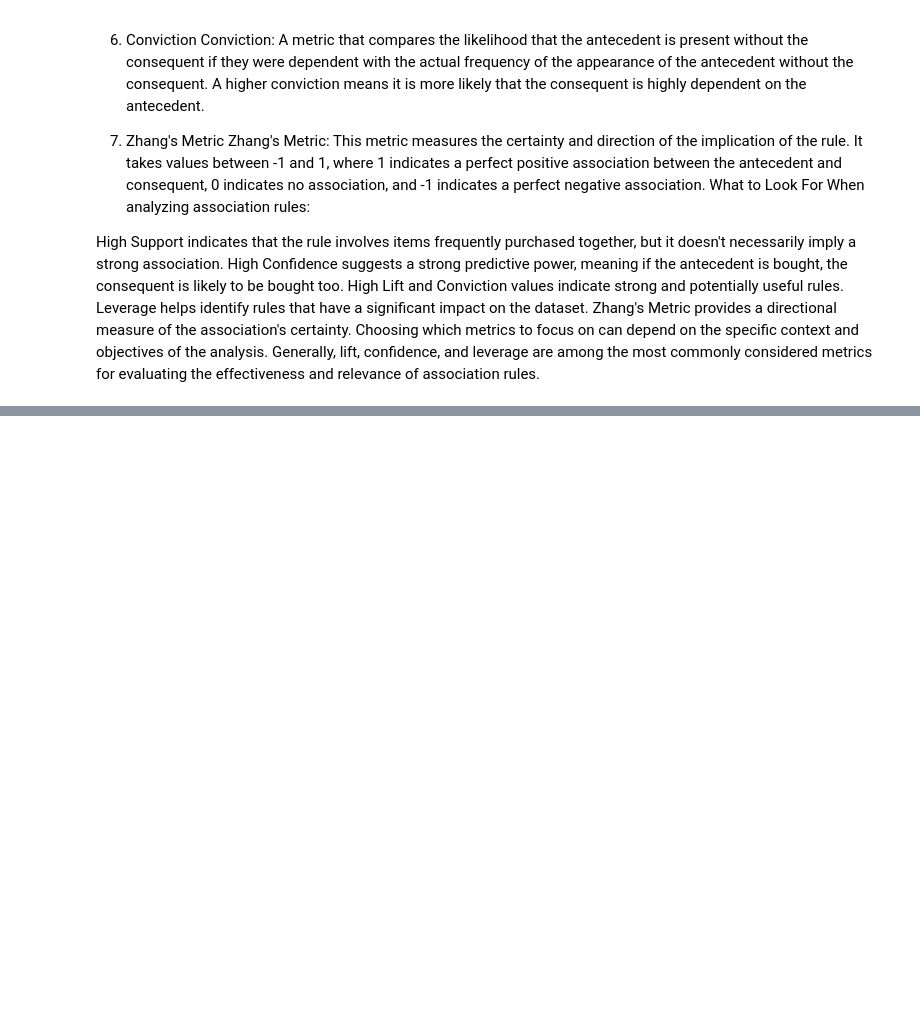
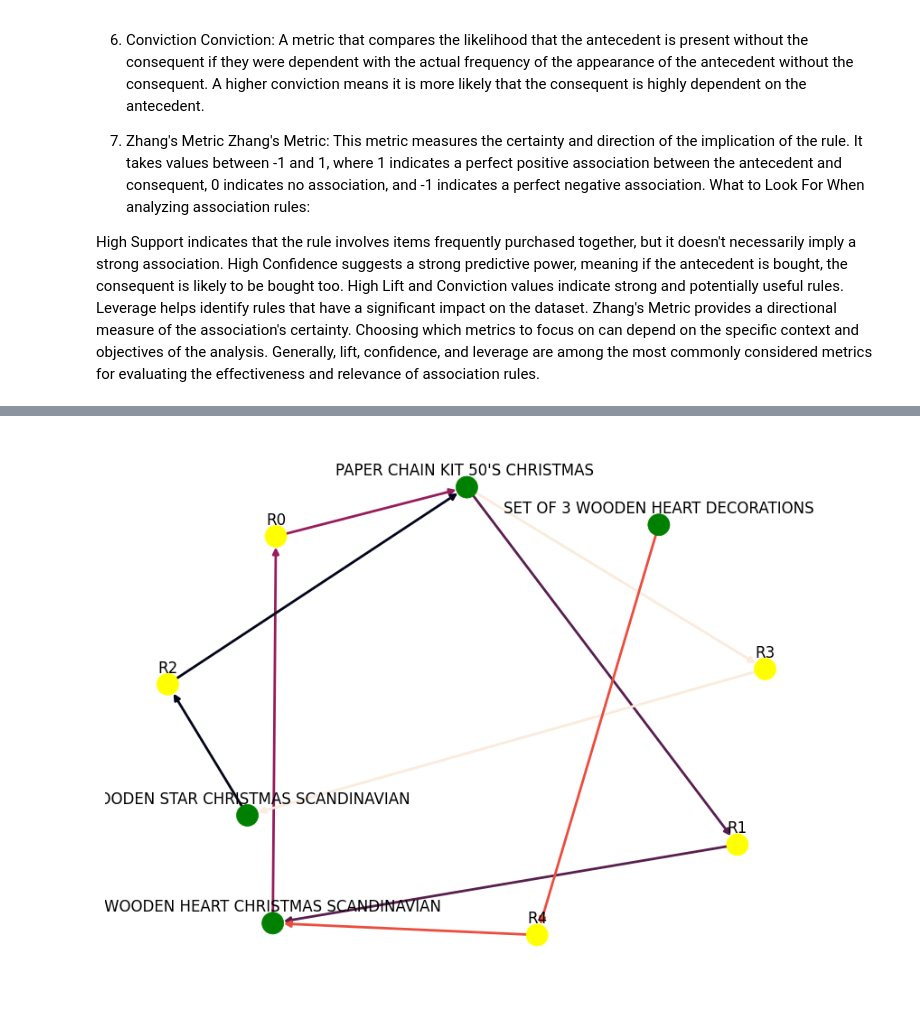
Before and after one commit to ankesh86/RecommendationSystems, a Jupyter notebook: AssociationRuleMining.ipynb, the cells around one changed output, grey strips where cells are left out. Cells and saved outputs as stored; diff of their text form; code cells hidden in the pictures; blank space fills up the shorter version.

```diff
--- a/AssociationRuleMining.ipynb
+++ b/AssociationRuleMining.ipynb
@@ -492,0 +581,57 @@ Choosing which metrics to focus on can depend on the specific context and object
+# %%
+def wooden_star_graph(wooden_star_rules, no_of_rules):
+  Graph1 = nx.DiGraph()
+
+  color_map=[]
+  N = 50
+  colors = np.random.rand(N)
+  strs=['R0', 'R1', 'R2', 'R3', 'R4', 'R5', 'R6', 'R7', 'R8', 'R9', 'R10', 'R11']
+
+
+  for i in range (no_of_rules):
+
+    # adding as many nodes as number of rules requested by user
+    Graph1.add_nodes_from(["R"+str(i)])
+
+    # adding antecedents to the nodes
+    for a in wooden_star_rules.iloc[i]['antecedents']:
+
+        Graph1.add_nodes_from([a])
+
+        Graph1.add_edge(a, "R"+str(i), color=colors[i] , weight = 2)
+
+    # adding consequents to the nodes
+    for c in wooden_star_rules.iloc[i]['consequents']:
+
+            Graph1.add_nodes_from([c])
+
+            Graph1.add_edge("R"+str(i), c, color=colors[i],  weight=2)
+
+  for node in Graph1:
+       found_a_string = False
+       for item in strs:
+           if node==item:
+                found_a_string = True
+       if found_a_string:
+            color_map.append('yellow')
+       else:
+            color_map.append('green')
+
+  edges = Graph1.edges()
+  colors = [Graph1[u][v]['color'] for u,v in edges]
+  weights = [Graph1[u][v]['weight'] for u,v in edges]
+
+
+  pos = nx.spring_layout(Graph1, k=16, scale=1)
+  plt.figure(figsize=(8, 6))
+  nx.draw(Graph1, pos, node_color=color_map, edge_color=colors, width=weights, font_size=16, with_labels=False)
+
+
+  for p in pos:  # raise text positions
+           pos[p][1] += 0.07
+  nx.draw_networkx_labels(Graph1, pos)
+  plt.show()
+
+wooden_star_graph(prod_wooden_star_rules,5)
+# %% [output]
+[figure, added]
```
Also changed, not shown: parts of 22 cells of this notebook.
